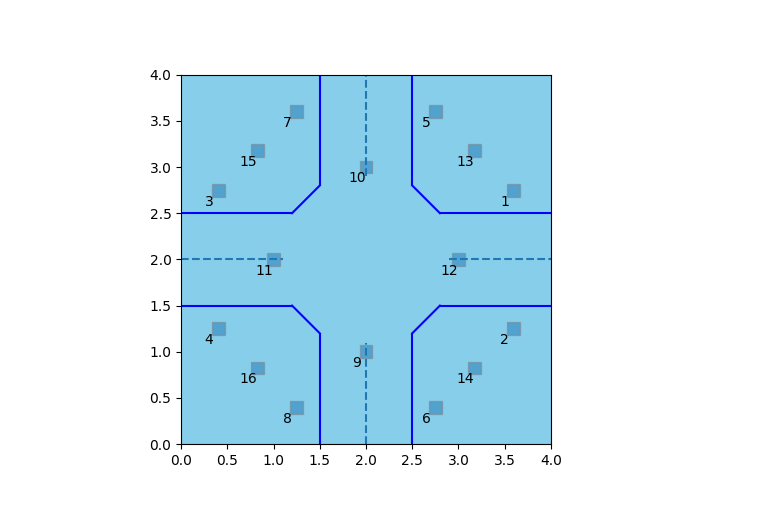
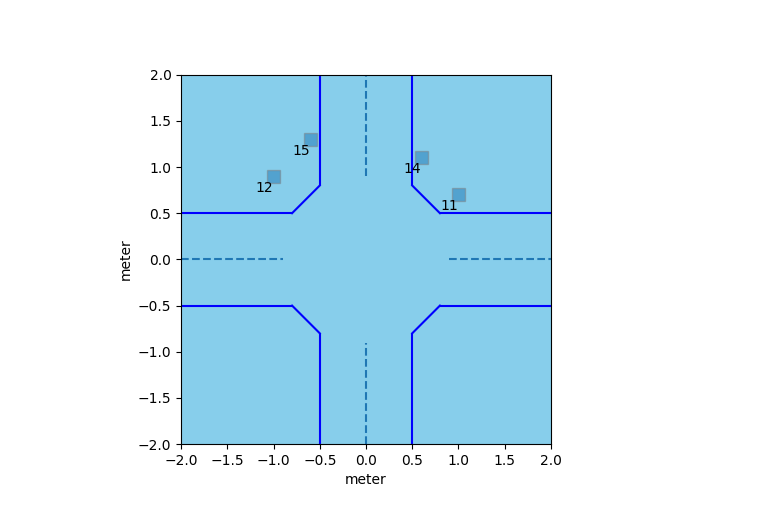
Before and after one commit to Annika-wyt/annika, a Jupyter notebook: simulation_script/mapDrawing.ipynb, the cells around one changed output. Saved outputs shown, nothing was run; the diff lists cells and outputs as text; code cells hidden in the pictures.

```diff
--- a/simulation_script/mapDrawing.ipynb
+++ b/simulation_script/mapDrawing.ipynb
@@ -7,76 +7,64 @@ import numpy as np
 fig, ax = plt.subplots()
 
 # Generate some data
-width = 4.0
+width = 2.0
 dotted_line_skrink = 0.4
 shrink = 0.3
-x = np.linspace(0, width, 2)
-t = np.ones(2)*width
+x = np.linspace(-width, width, 2)
 # Create the plot
 # plt.plot(t, x, label='x Wave')
 # plt.plot(x, t, label='y Wave')
-ax.hlines(width/2 - 0.5, width/2 + 0.5 + shrink, width, colors="blue")
-ax.hlines(width/2 + 0.5, width/2 + 0.5 + shrink, width, colors="blue")
-ax.hlines(width/2 - 0.5, 0.0, width/2 - 0.5 - shrink, colors="blue")
-ax.hlines(width/2 + 0.5, 0.0, width/2 - 0.5 - shrink, colors="blue")
+ax.hlines(0.5, -width, -0.5 - shrink, colors="blue")
+ax.hlines(-0.5, -width, -0.5- shrink, colors="blue")
+ax.hlines(-0.5, 0.5 + shrink, width, colors="blue")
+ax.hlines(0.5, 0.5 + shrink, width, colors="blue")
 
-ax.vlines(width/2 - 0.5, width/2 + 0.5 + shrink, width, colors="blue")
-ax.vlines(width/2 + 0.5, width/2 + 0.5 + shrink, width, colors="blue")
-ax.vlines(width/2 - 0.5, 0.0, width/2 - 0.5 - shrink, colors="blue")
-ax.vlines(width/2 + 0.5, 0.0, width/2 - 0.5 - shrink, colors="blue")
+ax.vlines(-0.5, 0.5 + shrink, width, colors="blue")
+ax.vlines(0.5,  0.5 + shrink, width, colors="blue")
+ax.vlines(-0.5, -0.5 - shrink, -width, colors="blue")
+ax.vlines(0.5,  -0.5 - shrink, -width, colors="blue")
 
-ax.plot((2.5, 2.8), (2.8,2.5), linestyle='-', color='blue')
-ax.plot((2.5, 2.8), (1.2,1.5), linestyle='-', color='blue')
-ax.plot((1.2, 1.5), (1.5,1.2), linestyle='-', color='blue')
-ax.plot((1.5, 1.2), (2.8,2.5), linestyle='-', color='blue')
+ax.plot((0.5, 0.8), (0.8,0.5), linestyle='-', color='blue')
+ax.plot((0.5, 0.8), (-0.8,-0.5), linestyle='-', color='blue')
+ax.plot((-0.8, -0.5), (-0.5,-0.8), linestyle='-', color='blue')
+ax.plot((-0.5, -0.8), (0.8,0.5), linestyle='-', color='blue')
 
-ax.hlines(width/2, width/2 + 0.5 + dotted_line_skrink, width, linestyles="dashed")
-ax.vlines(width/2, width/2 + 0.5 + dotted_line_skrink, width, linestyles="dashed")
-ax.hlines(width/2, 0.0, width/2 - 0.5 - dotted_line_skrink, linestyles="dashed")
-ax.vlines(width/2, 0.0, width/2 - 0.5 - dotted_line_skrink, linestyles="dashed")
+ax.hlines(0.0, 0.5 + dotted_line_skrink, width, linestyles="dashed")
+ax.vlines(0.0, 0.5 + dotted_line_skrink, width, linestyles="dashed")
+ax.hlines(0.0, -width, -0.5 - dotted_line_skrink, linestyles="dashed")
+ax.vlines(0.0, -width, -0.5 - dotted_line_skrink, linestyles="dashed")
 
-ax.set_xlim(0.0, width)
-ax.set_ylim(0.0, width)
-# ax.set_xlabel("meter")
-# ax.set_ylabel("meter")
-ax.fill_between(x, t, color='skyblue', alpha=1)  # Adjust alpha for transparency
-centers = [(3.2 + 0.4 , 3.0 - 0.25),
-           (3.2 + 0.4 , 1.0 + 0.25),
-           (0.8 - 0.4, 3.0 -  0.25),
-           (0.8 - 0.4, 1.0 +  0.25),
-           (3.0 - 0.25, 3.2 + 0.4),
-           (3.0 - 0.25, 0.8 - 0.4),
-           (1.0 + 0.25, 3.2 + 0.4),
-           (1.0 + 0.25, 0.8 - 0.4),
+ax.set_xlim(-width, width)
+ax.set_ylim(-width, width)
+ax.set_xlabel("meter")
+ax.set_ylabel("meter")
+ax.fill_between(x, -2, 2, color='skyblue', alpha=1)  # Adjust alpha for transparency
+# # centers = [(3.2 + 0.4 , 3.0 - 0.25),
+# #            (3.2 + 0.4 , 1.0 + 0.25),
+# #            (0.8 - 0.4, 3.0 -  0.25),
+# #            (0.8 - 0.4, 1.0 +  0.25),
+# #            (3.0 - 0.25, 3.2 + 0.4),
+# #            (3.0 - 0.25, 0.8 - 0.4),
+# #            (1.0 + 0.25, 3.2 + 0.4),
+# #            (1.0 + 0.25, 0.8 - 0.4),
 
-           (width/2, width/2 - 1.0),
-           (width/2, width/2 + 1.0),
-           (width/2 - 1.0, width/2),
-           (width/2 + 1.0, width/2)]
+# #            (width/2, width/2 - 1.0),
+# #            (width/2, width/2 + 1.0),
+# #            (width/2 - 1.0, width/2),
+# #            (width/2 + 1.0, width/2)]
+centers = [(1.0,  1.4 - 0.7),
+           (-1.0, 1.6 - 0.7),
+           (0.6,  1.6 - 0.5),
+           (-0.6, 1.8 - 0.5)]
+landmark_idx = [11,12,14,15]
 dimension = 0.14
 for idx, center in enumerate(centers):
     rect = patches.Rectangle((center[0] - dimension/2, center[1] - dimension/2), dimension, dimension, rotation_point="xy",linewidth=1, edgecolor='grey', facecolor=None, alpha=0.5)
     ax.add_patch(rect)
-    ax.text(center[0]-0.1, center[1]-0.2, idx+1, color='black', ha='center', va='bottom')
+    ax.text(center[0]-0.1, center[1]-0.2, landmark_idx[idx], color='black', ha='center', va='bottom')
     print("[", center[0]-2.0, ",", center[1]-2.0, ",", 0, "],")
 
-for i in range(0,4):
-    idx = idx+1
-    centerx = (centers[i][0] + centers[i+4][0])/2
-    centery = (centers[i][1] + centers[i+4][1])/2
-    rect = patches.Rectangle((centerx - dimension/2, centery - dimension/2), dimension, dimension, rotation_point="xy",linewidth=1, edgecolor='grey', facecolor=None, alpha=0.5)
-    ax.add_patch(rect)
-    ax.text(centerx-0.1, centery-0.2, idx+1, color='black', ha='center', va='bottom')
-    print("[", center[0]-2.0, ",", center[1]-2.0, ",", 0, "],")
-
-# svea_dimension = (0.55, 0.3)
-# rect = patches.Rectangle((3.25 - svea_dimension[0]/2, 2.25 - svea_dimension[1]/2), svea_dimension[0], svea_dimension[1], rotation_point="xy",linewidth=1, edgecolor='green', facecolor="green", alpha=0.2)
-# ax.add_patch(rect)
-# rect = patches.Rectangle((2.4 - svea_dimension[0]/2, 2.65 - svea_dimension[1]/2), svea_dimension[0], svea_dimension[1], angle=-45, rotation_point="xy",linewidth=1, edgecolor='green', facecolor="green", alpha=0.4)
-# ax.add_patch(rect)
-# rect = patches.Rectangle((2.25 - svea_dimension[1]/2, 3.25 - svea_dimension[0]/2), svea_dimension[1], svea_dimension[0], rotation_point="xy",linewidth=1, edgecolor='green', facecolor="green", alpha=0.6)
-# ax.add_patch(rect)
-# Add labels and show the plot
+# # Add labels and show the plot
 ax.set_aspect('equal', adjustable='box')
 
 plt.show()
@@ -100 +76 @@ plt.show()
-[figure, old version]
+[figure, new version]
```
Also changed, not shown: parts of 1 cell of this notebook, 4 other files.
